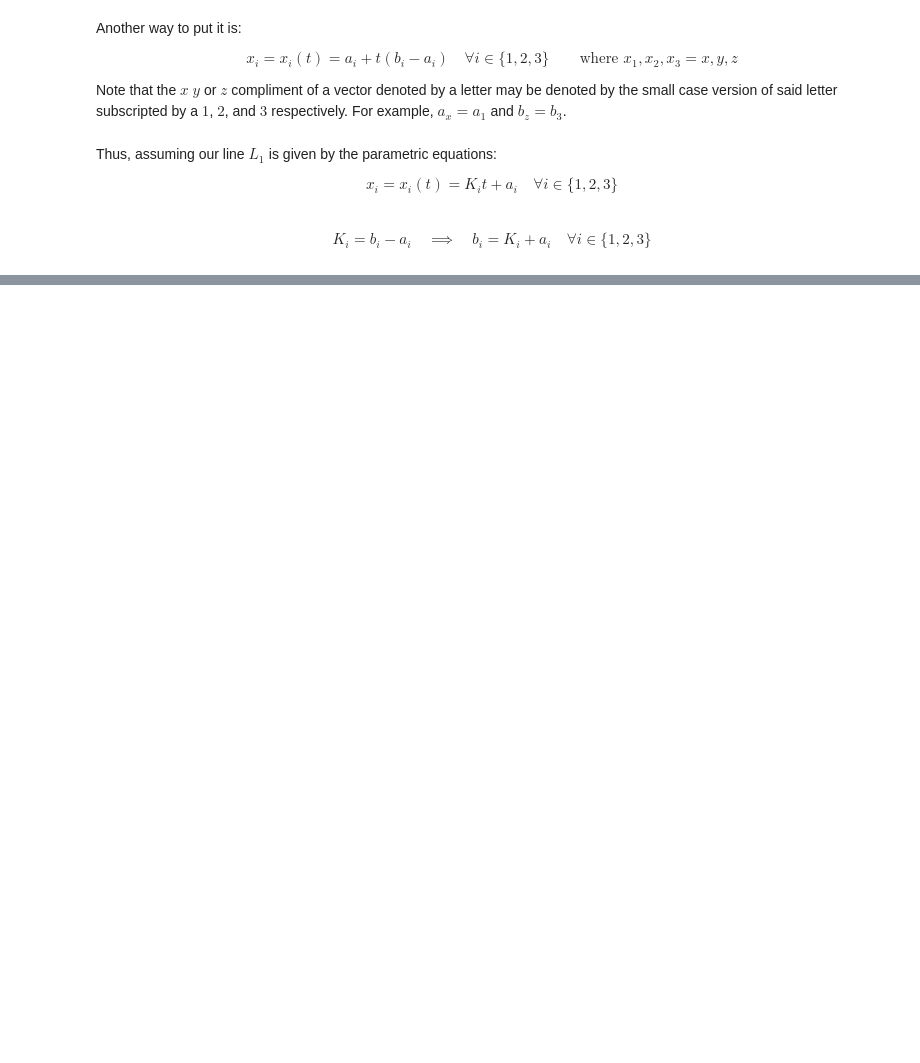
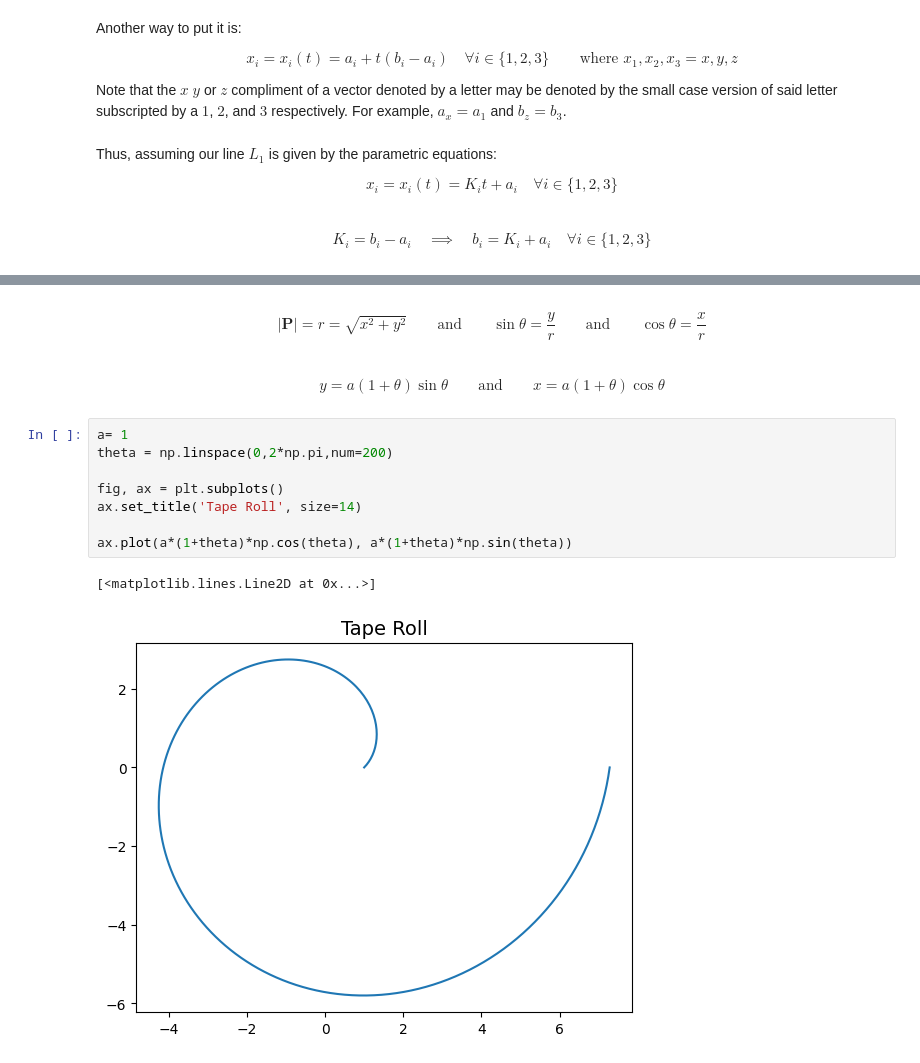
Before and after one commit to jordandll/MultivariableCalculus, a Jupyter notebook: VectorsAndMatrices/PartC/PSet/pset3.ipynb, the cells around one changed output, grey strips where cells are left out. Drawn from its saved outputs; the diff is of its cells as text; blank space fills up the shorter version.

```diff
--- a/VectorsAndMatrices/PartC/PSet/pset3.ipynb
+++ b/VectorsAndMatrices/PartC/PSet/pset3.ipynb
@@ -48,0 +322,15 @@ $$ K_i = b_i-a_i \quad\implies\quad b_i = K_i + a_i \quad\forall i\in\{1,2,3\}$$
+# %% [markdown]
+$$ |\mathbf{P}| = r = \sqrt{x^2+y^2} \quad\quad\text{and}\quad\quad \sin\theta = \frac{y}{r} \quad\quad\text{and}\quad\quad \cos\theta = \frac{x}{r}$$
+# %% [markdown]
+$$ y = a(1+\theta)\sin\theta \quad\quad\text{and}\quad\quad x = a(1+\theta)\cos\theta$$
+# %%
+a= 1
+theta = np.linspace(0,2*np.pi,num=200)
+
+fig, ax = plt.subplots()
+ax.set_title('Tape Roll', size=14)
+
+ax.plot(a*(1+theta)*np.cos(theta), a*(1+theta)*np.sin(theta))
+# %% [output]
+[<matplotlib.lines.Line2D at 0x...>]
+[figure, added]
```
Also changed, not shown: parts of 164 cells of this notebook, 2 other files.
